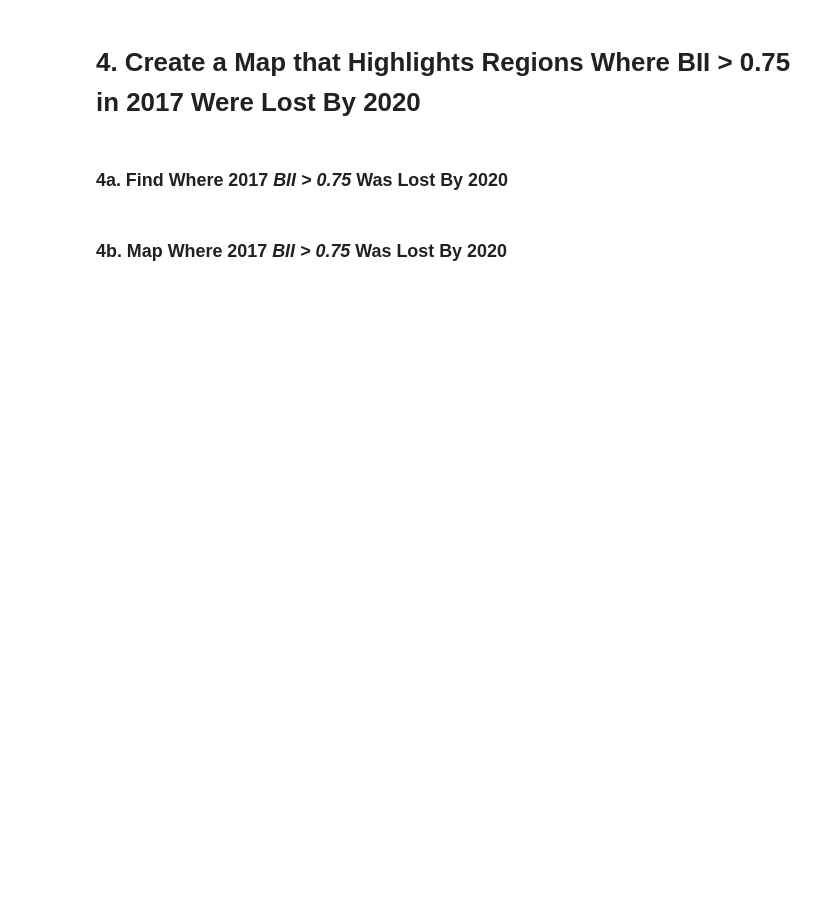
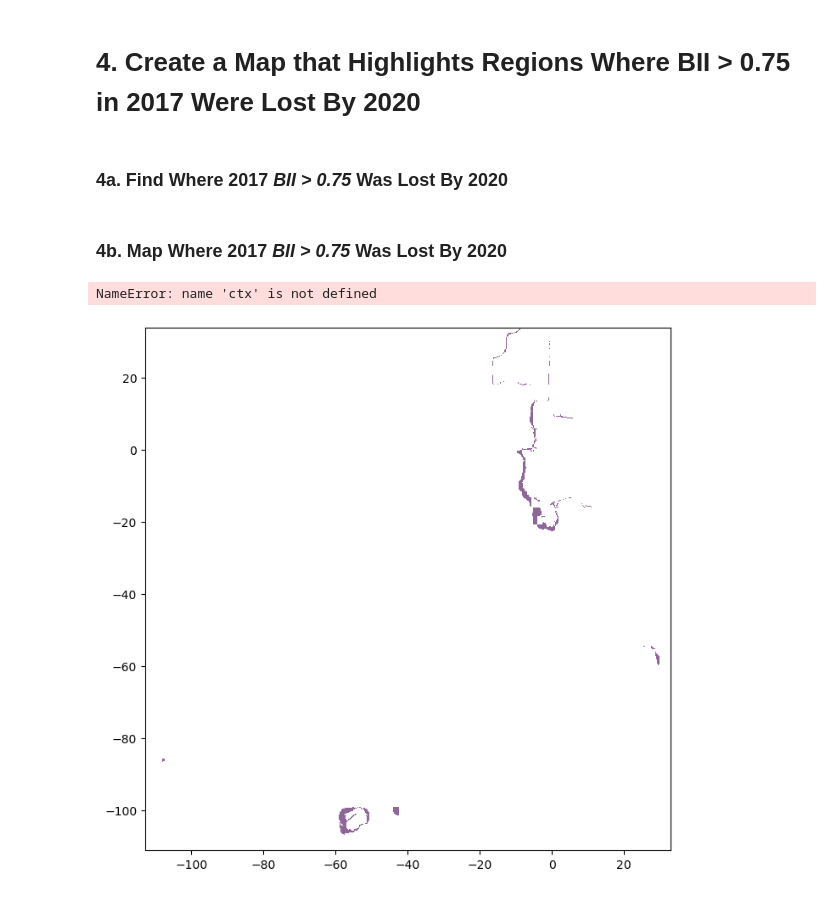
Before and after one commit to nicolelpepper/pheonix-bii-analysis, a Jupyter notebook: phoenix_bii_analysis.ipynb, the cells around one changed output. Drawn from its saved outputs; the diff is of its cells as text; code cells hidden in the pictures; blank space fills up the shorter version.

Commit message:
identify areas with biodiversity loss

```diff
--- a/phoenix_bii_analysis.ipynb
+++ b/phoenix_bii_analysis.ipynb
@@ -214,5 +217,47 @@ print("2020 Value Counts:", dict(zip(values_2020, counts_2020)))
 # 4. Create a Map that Highlights Regions Where BII > 0.75 in 2017 Were Lost By 2020
 # %% [markdown]
 ### 4a. Find Where 2017 *BII > 0.75* Was Lost By 2020
+# %%
+bii_loss = phoenix_2017_reclassified - phoenix_2020_reclassified
+
+# Identify areas of biodiversity loss
+# Convert DataArray to NumPy for indexing
+bii_loss_np = bii_loss.values.astype(float)  # convert so we can set 0 to NA
+
+# Set areas not equal to 1 to NaN
+bii_loss_np[bii_loss_np != 1] = np.nan
 # %% [markdown]
 ### 4b. Map Where 2017 *BII > 0.75* Was Lost By 2020
+# %%
+# Set up the plot
+fig, ax = plt.subplots(figsize=(12, 8))
+
+# Plot the biodiversity raster data with custom geographic bounds
+cax = ax.imshow(
+    bii_loss_np,
+    extent=bbox,  # Explicitly set the bounds to match the study area
+    interpolation='none',
+    cmap="viridis",
+    alpha=0.6
+)
+
+# Add a basemap with contextily and clip it to the study area
+ctx.add_basemap(
+    ax,
+    crs="EPSG:4326",
+    source=ctx.providers.CartoDB.Positron,
+    zoom=7,  # Adjust the zoom level to show the study area context
+    extent=bbox  # Clip basemap to match the raster bounds
+)
+
+# Add color bar and map elements
+fig.colorbar(cax, ax=ax, orientation="vertical", label="Biodiversity Loss")
+plt.title('Biodiversity Loss (2017 to 2020) with Simple Basemap')
+plt.xlabel("Longitude")
+plt.ylabel("Latitude")
+
+# Display the map
+plt.show()
+# %% [output]
+NameError: name 'ctx' is not defined
+[figure, added]
```
Also changed, not shown: parts of 4 cells of this notebook.
